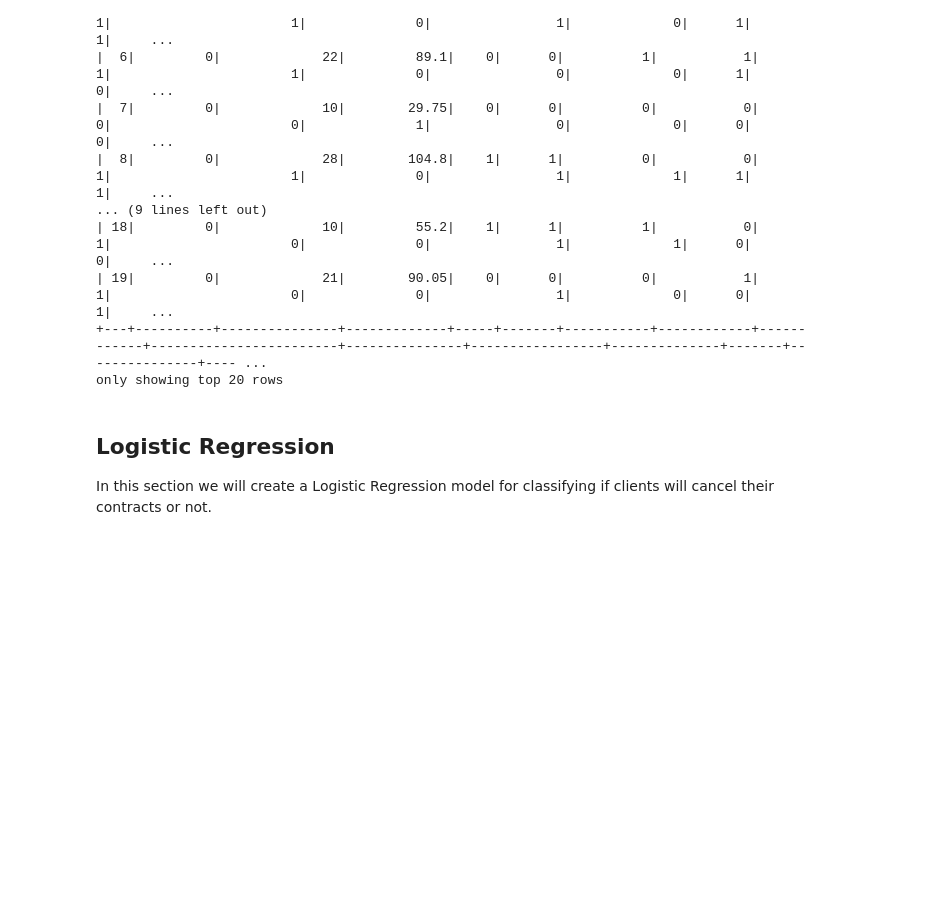
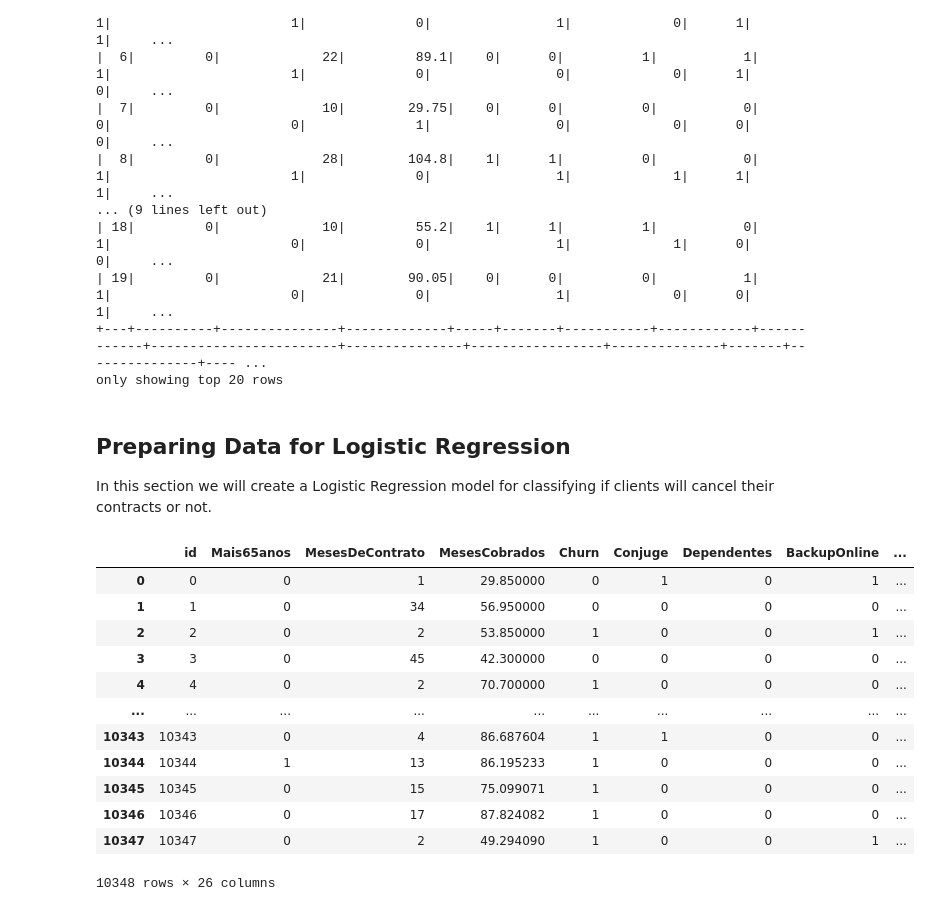
Before and after one commit to teddsords/NTConsult-Codes, a Jupyter notebook: Curso Engenharia de Dados/Engenharia de Dados/Spark - Creating Classification Models/main.ipynb, the cells around one changed output. Saved outputs shown, nothing was run; the diff lists cells and outputs as text; code cells hidden in the pictures; blank space fills up the shorter version.

Commit message:
Preparing n' tweaking data. 1st prediction done

```diff
--- a/Curso Engenharia de Dados/Engenharia de Dados/Spark - Creating Classification Models/main.ipynb
+++ b/Curso Engenharia de Dados/Engenharia de Dados/Spark - Creating Classification Models/main.ipynb
@@ -310,6 +310,22 @@ dataset.show()
 +---+----------+---------------+-------------+-----+-------+-----------+------------+------------+------------------------+---------------+-----------------+--------------+-------+---------------+---- ...
 only showing top 20 rows
 # %% [markdown]
-## Logistic Regression
+## Preparing Data for Logistic Regression
 
 In this section we will create a Logistic Regression model for classifying if clients will cancel their contracts or not.
+# %%
+dataset.toPandas()
+# %% [output]
+|  | id | Mais65anos | MesesDeContrato | MesesCobrados | Churn | Conjuge | Dependentes | BackupOnline | ... |
+| 0 | 0 | 0 | 1 | 29.850000 | 0 | 1 | 0 | 1 | ... |
+| 1 | 1 | 0 | 34 | 56.950000 | 0 | 0 | 0 | 0 | ... |
+| 2 | 2 | 0 | 2 | 53.850000 | 1 | 0 | 0 | 1 | ... |
+| 3 | 3 | 0 | 45 | 42.300000 | 0 | 0 | 0 | 0 | ... |
+| 4 | 4 | 0 | 2 | 70.700000 | 1 | 0 | 0 | 0 | ... |
+| ... | ... | ... | ... | ... | ... | ... | ... | ... | ... |
+| 10343 | 10343 | 0 | 4 | 86.687604 | 1 | 1 | 0 | 0 | ... |
+| 10344 | 10344 | 1 | 13 | 86.195233 | 1 | 0 | 0 | 0 | ... |
+| 10345 | 10345 | 0 | 15 | 75.099071 | 1 | 0 | 0 | 0 | ... |
+| 10346 | 10346 | 0 | 17 | 87.824082 | 1 | 0 | 0 | 0 | ... |
+| 10347 | 10347 | 0 | 2 | 49.294090 | 1 | 0 | 0 | 1 | ... |
+10348 rows × 26 columns
```
Also changed, not shown: parts of 10 cells of this notebook.
